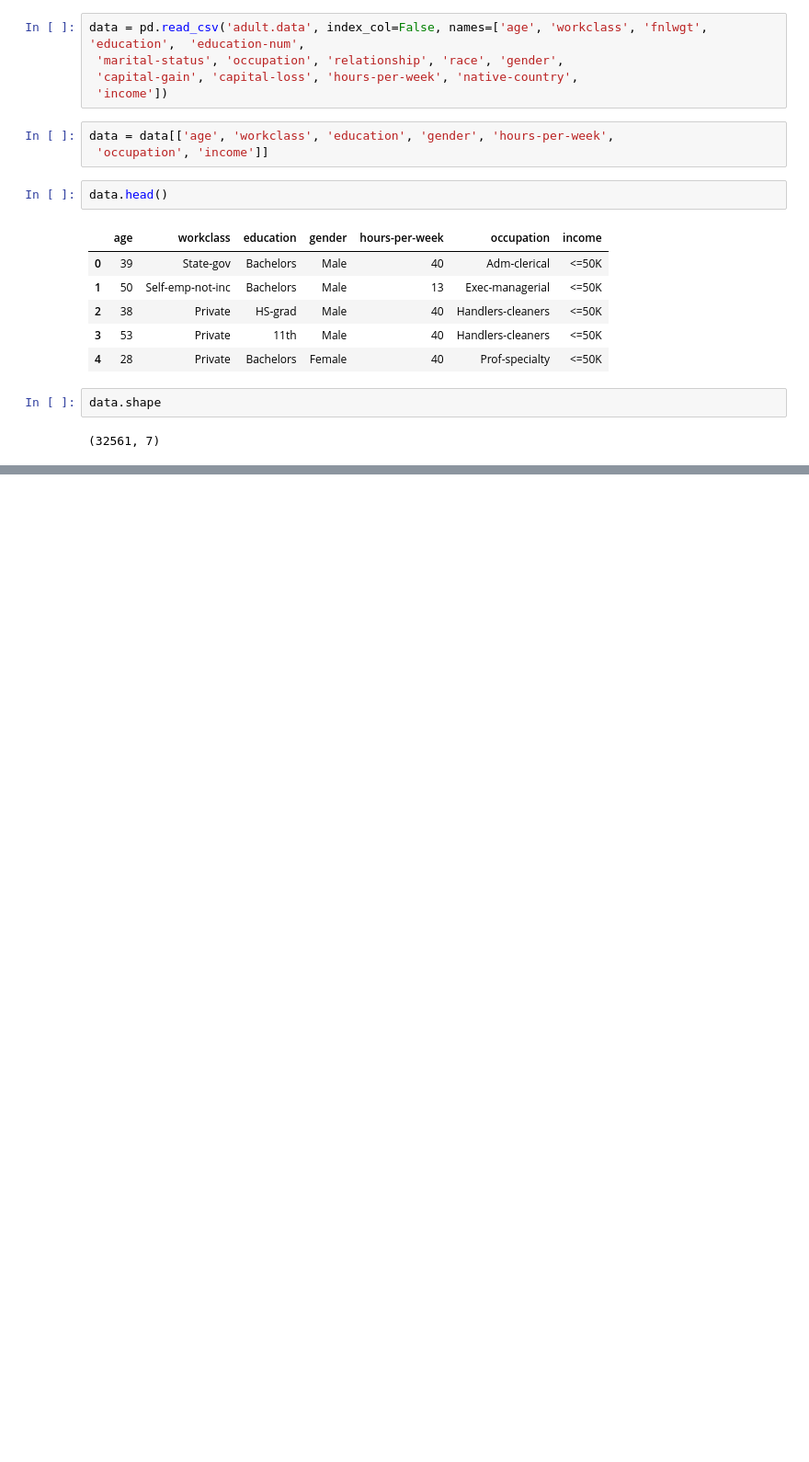
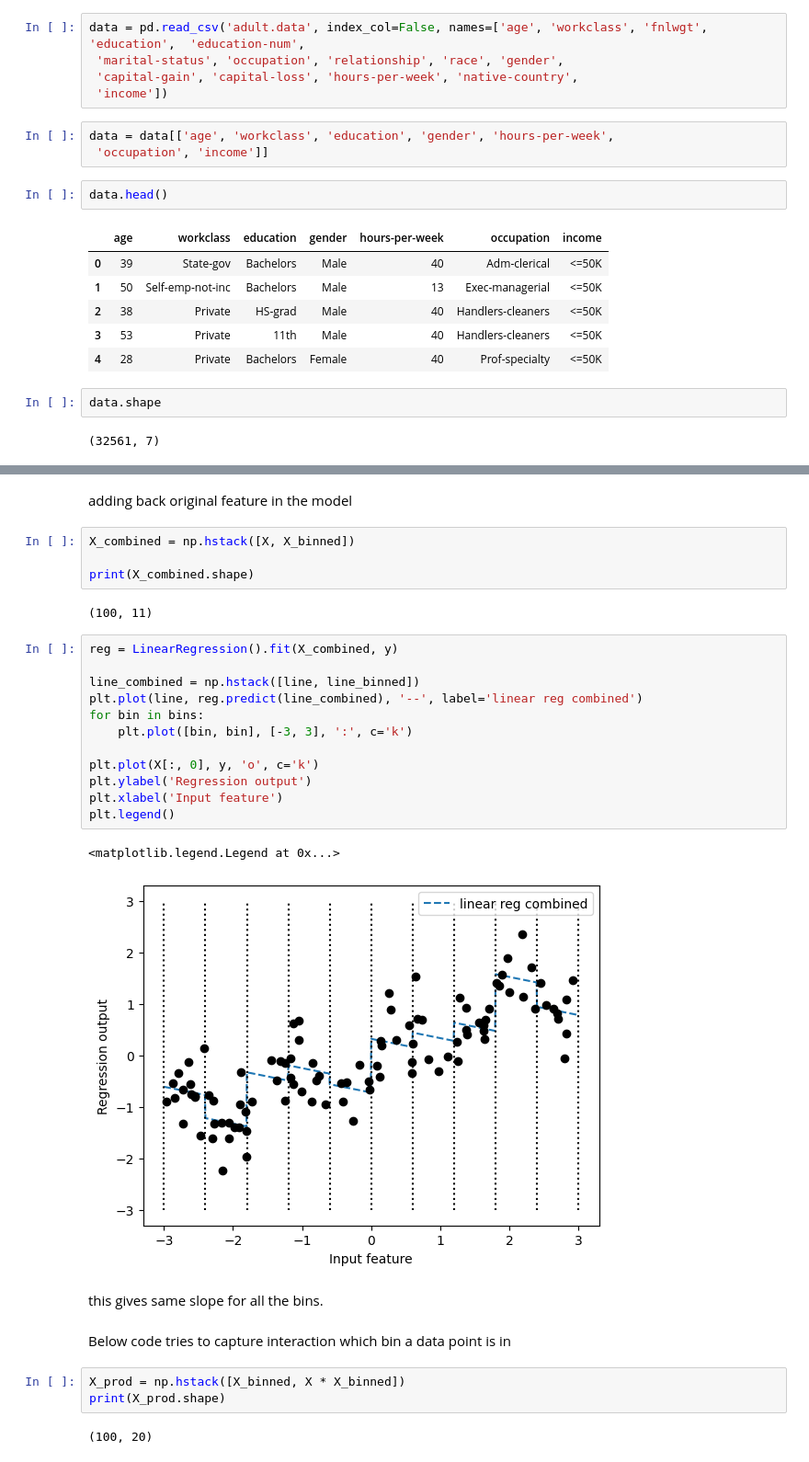
Before and after one commit to abhaykukade/ml_model_evaluation, a Jupyter notebook: feature_engineering.ipynb, the cells around one changed output, grey strips where cells are left out. Shown: that part at 92% size. Cells and saved outputs as stored; diff of their text form; blank space fills up the shorter version.

```diff
--- a/feature_engineering.ipynb
+++ b/feature_engineering.ipynb
@@ -29,0 +170,32 @@ data.shape
+# %% [markdown]
+adding back original feature in the model
+# %%
+X_combined = np.hstack([X, X_binned])
+
+print(X_combined.shape)
+# %% [output]
+(100, 11)
+# %%
+reg = LinearRegression().fit(X_combined, y)
+
+line_combined = np.hstack([line, line_binned])
+plt.plot(line, reg.predict(line_combined), '--', label='linear reg combined')
+for bin in bins:
+    plt.plot([bin, bin], [-3, 3], ':', c='k')
+
+plt.plot(X[:, 0], y, 'o', c='k')
+plt.ylabel('Regression output')
+plt.xlabel('Input feature')
+plt.legend()
+# %% [output]
+<matplotlib.legend.Legend at 0x...>
+[figure, added]
+# %% [markdown]
+this gives same slope for all the bins.
+# %% [markdown]
+Below code tries to capture interaction which bin a data point is in
+# %%
+X_prod = np.hstack([X_binned, X * X_binned])
+print(X_prod.shape)
+# %% [output]
+(100, 20)
```
Also changed, not shown: parts of 24 cells of this notebook.
